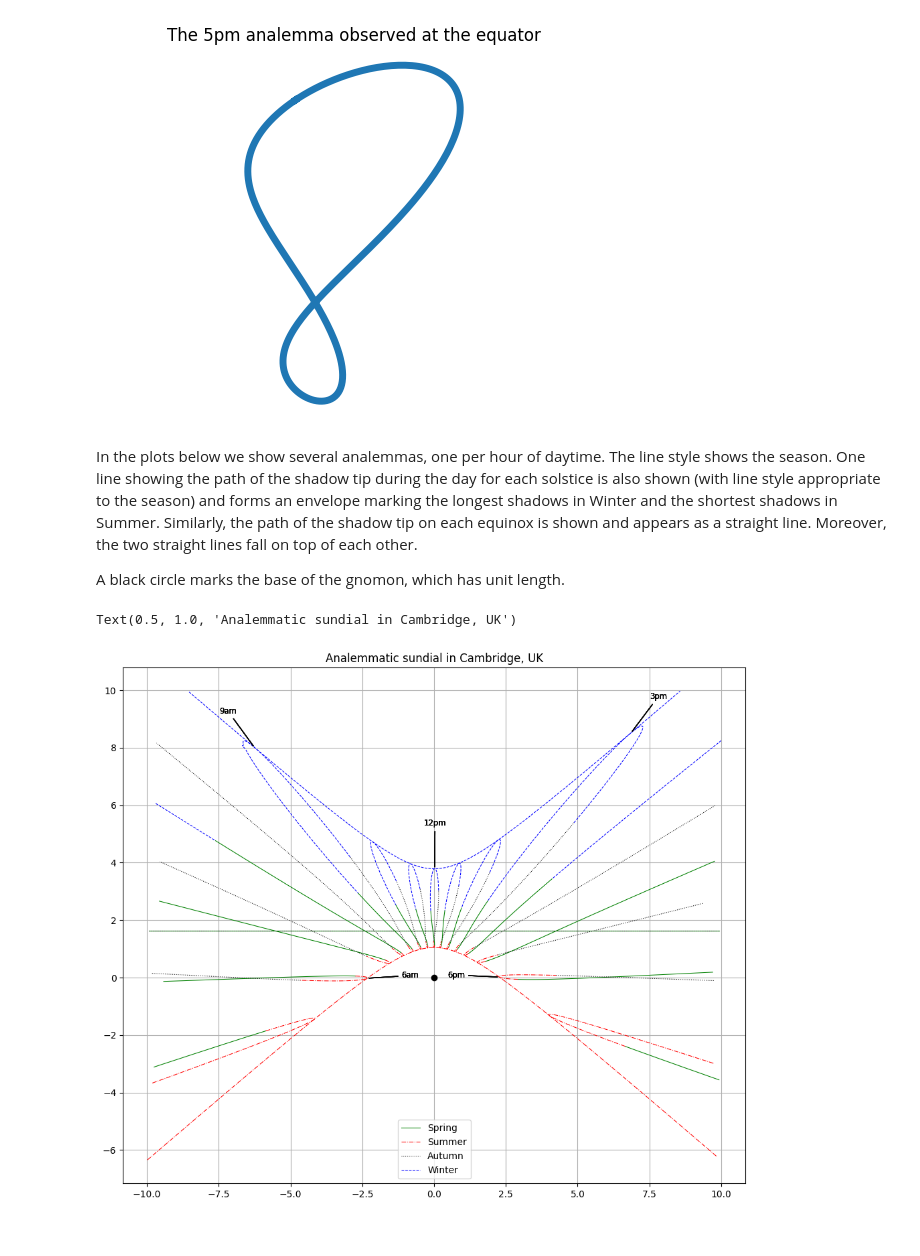
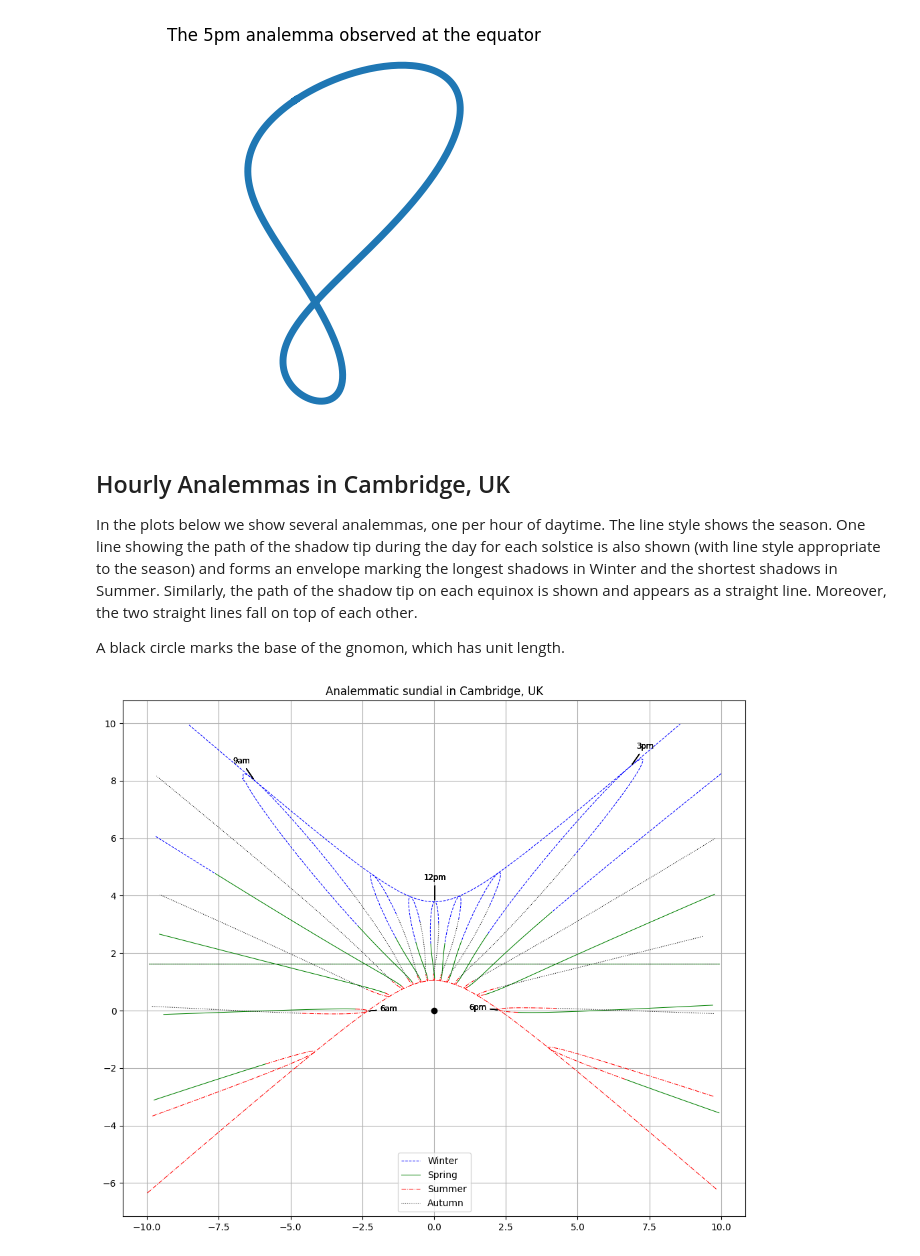
Before and after one commit to russellgoyder/analemma, a Jupyter notebook: docs/nb/sundial_plots.ipynb, the cells around one changed output. Cells and saved outputs as stored; diff of their text form; code cells hidden in the pictures.

Commit message:
Extend plotting to cover the other two cases in the paper (#22)

```diff
--- a/docs/nb/sundial_plots.ipynb
+++ b/docs/nb/sundial_plots.ipynb
@@ -3,10 +3,10 @@
 
 This notebook uses [analemma.plot][] to visualize various properties of sundials, in particular analemmas.
 # %%
-from analemma import orbit, plot as aplot
+from analemma import geometry as geom, orbit, plot as aplot
 import matplotlib.pyplot as plt
 import numpy as np
 
 pi = np.pi
 earth = orbit.PlanetParameters.earth()
-camdial = aplot.DialParameters(theta=37.5/180*pi, iota=37.5/180*pi, i=0, d=0) # Analemmatic dial in Cambridge, UK
+camdial = geom.DialParameters(theta=37.5/180*pi, iota=37.5/180*pi, i=0, d=0) # Analemmatic dial in Cambridge, UK
@@ -79,30 +28,17 @@ _ = plt.axis("off")
 # %% [output]
 [figure]
 # %% [markdown]
+## Hourly Analemmas in Cambridge, UK
+
 In the plots below we show several analemmas, one per hour of daytime. The line style shows the season. One line showing the path of the shadow tip during the day for each solstice is also shown (with line style appropriate to the season) and forms an envelope marking the longest shadows in Winter and the shortest shadows in Summer. Similarly, the path of the shadow tip on each equinox is shown and appears as a straight line. Moreover, the two straight lines fall on top of each other.
 
 A black circle marks the base of the gnomon, which has unit length.
-# %%
-fig, ax = plt.subplots(figsize=(12, 10))
-ax.grid()
-ax.axis("equal")
-
-hour_offsets = aplot.find_daytime_offsets(earth, camdial)
-
-lines_for_legend = []
-for season in aplot.Season:
-    for hour in hour_offsets:
-        aplot.plot_analemma_season_segment(ax, season, hour, earth, camdial, linewidth=0.75)
-        aplot.annotate_analemma_with_hour(ax, hour, earth, camdial)
-    lines_for_legend += aplot.plot_special_sun_path(ax, season, earth, camdial, linewidth=0.75)
-
-# put a circle at the base of the gnomon
-ax.plot( 0, 0, 'ok' )
-
-ordered_lines = [lines_for_legend[season.value] for season in [aplot.Season.Spring, aplot.Season.Summer, aplot.Season.Autumn, aplot.Season.Winter]]
-ax.legend(handles=ordered_lines)
-
-ax.set_title("Analemmatic sundial in Cambridge, UK")
-# %% [output]
-Text(0.5, 1.0, 'Analemmatic sundial in Cambridge, UK')
-[figure, removed]
+# %%
+
+fig, ax = plt.subplots(figsize=(12, 10))
+ax.grid()
+ax.axis("equal")
+
+aplot.plot_hourly_analemmas(ax, earth, camdial, "Analemmatic sundial in Cambridge, UK")
+# %% [output]
+[figure, added]
```
Also changed, not shown: parts of 10 cells of this notebook, 12 other files.
